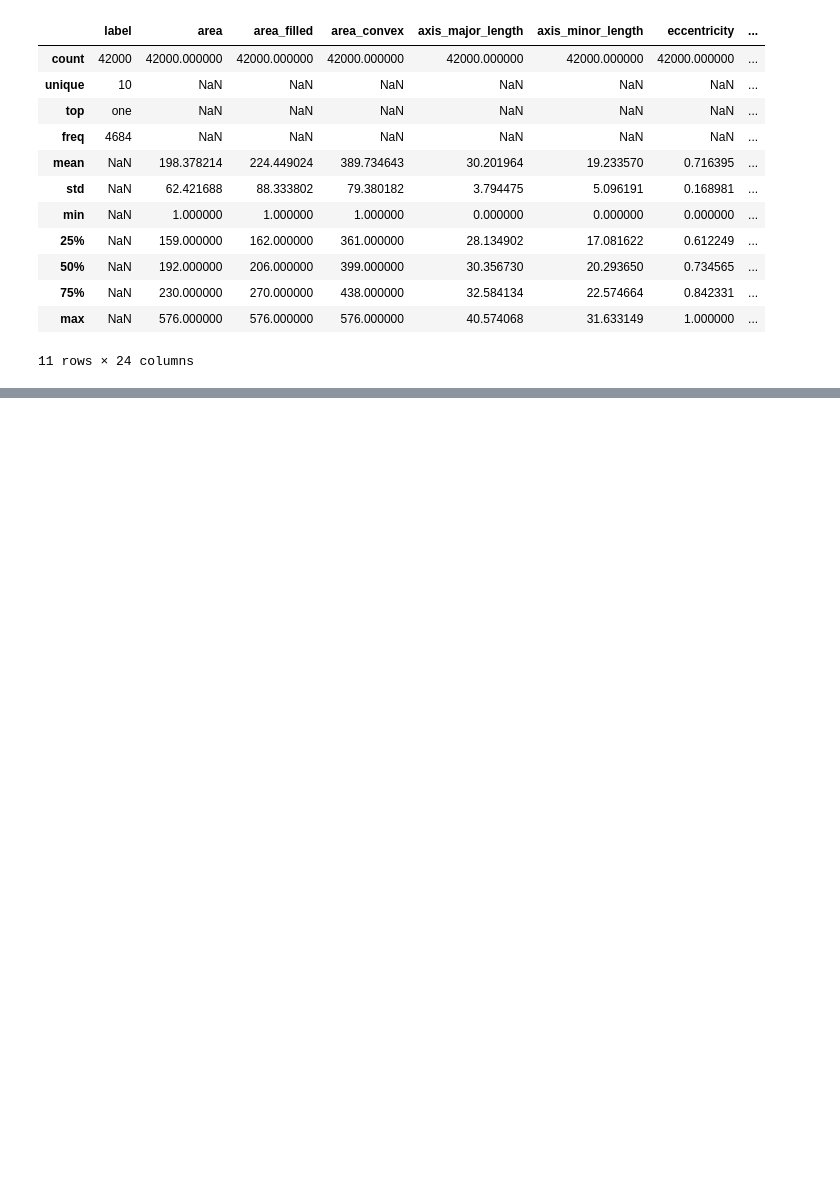
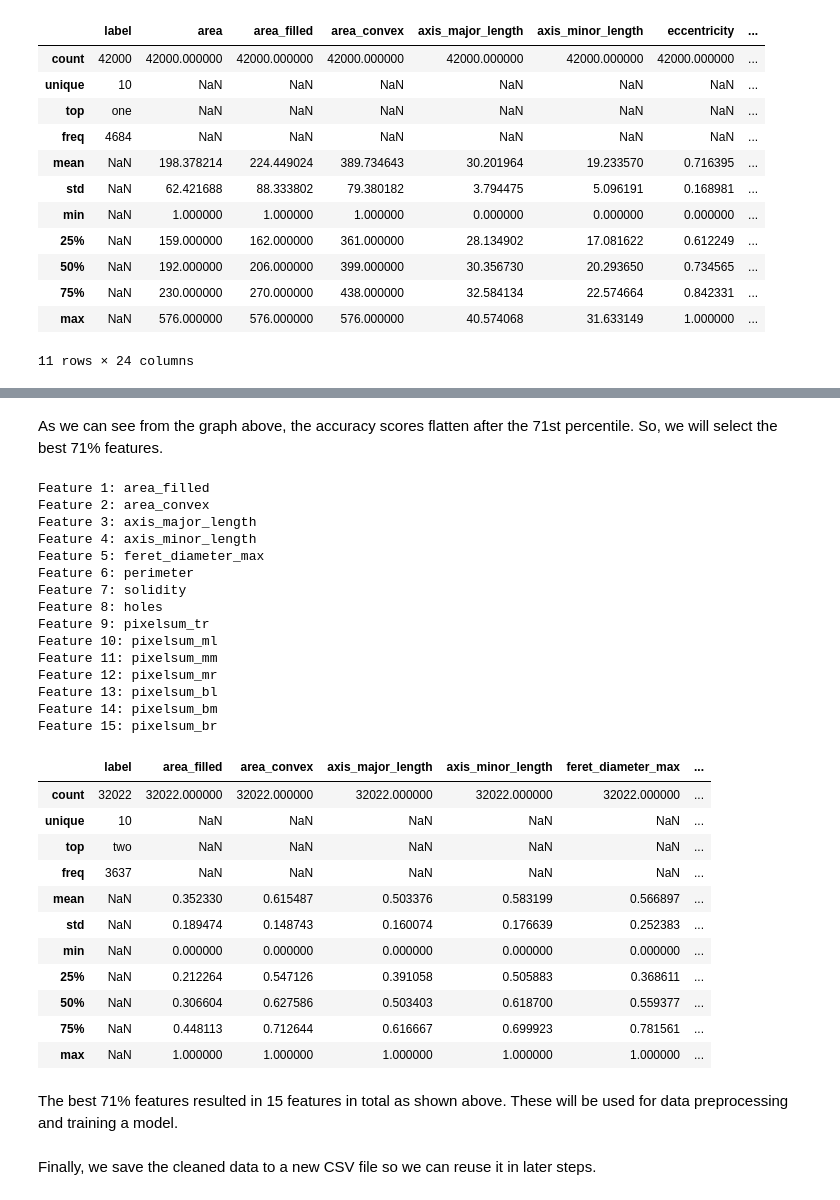
Before and after one commit to Orphoros/RomanNumbersClassificationLab, a Jupyter notebook: CRISP-DM-Notebooks/3.DataPreparation.ipynb, the cells around one changed output, grey strips where cells are left out. Saved outputs shown, nothing was run; the diff lists cells and outputs as text; code cells hidden in the pictures; blank space fills up the shorter version.

```diff
--- a/CRISP-DM-Notebooks/3.DataPreparation.ipynb
+++ b/CRISP-DM-Notebooks/3.DataPreparation.ipynb
@@ -236,3 +235,58 @@ dataset_cleaned.iloc[:, 1:] = scaler.fit_transform(dataset_cleaned.iloc[:, 1:])
+# %% [markdown]
+As we can see from the graph above, the accuracy scores flatten after the 71st percentile. So, we will select the best 71% features.
+# %%
+all_features = dataset.columns[1:] # Exclude the label column
+
+selector = SelectPercentile(chi2, percentile=optimal_percentile)
+
+fit = selector.fit_transform(X, y)
+
+selected_features = all_features[selector.get_support()]
+
+dataset = pd.DataFrame(fit, columns=selected_features)
+dataset.insert(0, 'label', y.reset_index(drop=True))
+
+# print the selected features
+for i, feature in enumerate(selected_features):
+    print(f'Feature {i+1}: {feature}')
+
+# Scale the final dataset
+scaler = MinMaxScaler()
+dataset[selected_features] = scaler.fit_transform(dataset[selected_features])
+
+dataset.describe(include='all')
+# %% [output]
+Feature 1: area_filled
+Feature 2: area_convex
+Feature 3: axis_major_length
+Feature 4: axis_minor_length
+Feature 5: feret_diameter_max
+Feature 6: perimeter
+Feature 7: solidity
+Feature 8: holes
+Feature 9: pixelsum_tr
+Feature 10: pixelsum_ml
+Feature 11: pixelsum_mm
+Feature 12: pixelsum_mr
+Feature 13: pixelsum_bl
+Feature 14: pixelsum_bm
+Feature 15: pixelsum_br
+|  | label | area_filled | area_convex | axis_major_length | axis_minor_length | feret_diameter_max | ... |
+| count | 32022 | 32022.000000 | 32022.000000 | 32022.000000 | 32022.000000 | 32022.000000 | ... |
+| unique | 10 | NaN | NaN | NaN | NaN | NaN | ... |
+| top | two | NaN | NaN | NaN | NaN | NaN | ... |
+| freq | 3637 | NaN | NaN | NaN | NaN | NaN | ... |
+| mean | NaN | 0.352330 | 0.615487 | 0.503376 | 0.583199 | 0.566897 | ... |
+| std | NaN | 0.189474 | 0.148743 | 0.160074 | 0.176639 | 0.252383 | ... |
+| min | NaN | 0.000000 | 0.000000 | 0.000000 | 0.000000 | 0.000000 | ... |
+| 25% | NaN | 0.212264 | 0.547126 | 0.391058 | 0.505883 | 0.368611 | ... |
+| 50% | NaN | 0.306604 | 0.627586 | 0.503403 | 0.618700 | 0.559377 | ... |
+| 75% | NaN | 0.448113 | 0.712644 | 0.616667 | 0.699923 | 0.781561 | ... |
+| max | NaN | 1.000000 | 1.000000 | 1.000000 | 1.000000 | 1.000000 | ... |
+# %% [markdown]
+The best 71% features resulted in 15 features in total as shown above. These will be used for data preprocessing and training a model.
+# %% [markdown]
+Finally, we save the cleaned data to a new CSV file so we can reuse it in later steps.
 # %%
 directory = "../dataset-numpy/"
 path = os.path.join(directory, 'cleaned.csv')
```
Also changed, not shown: parts of 42 cells of this notebook.
